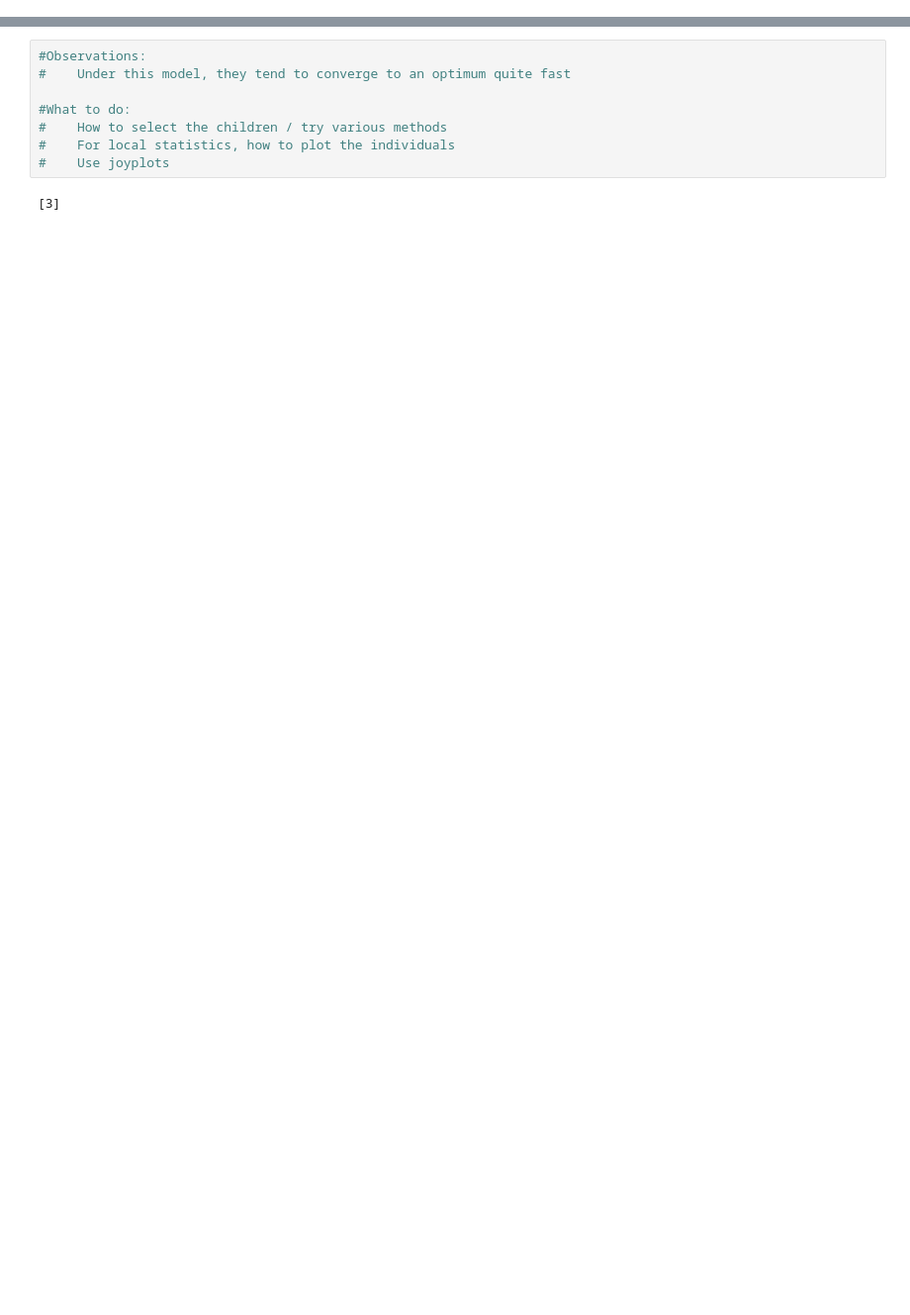
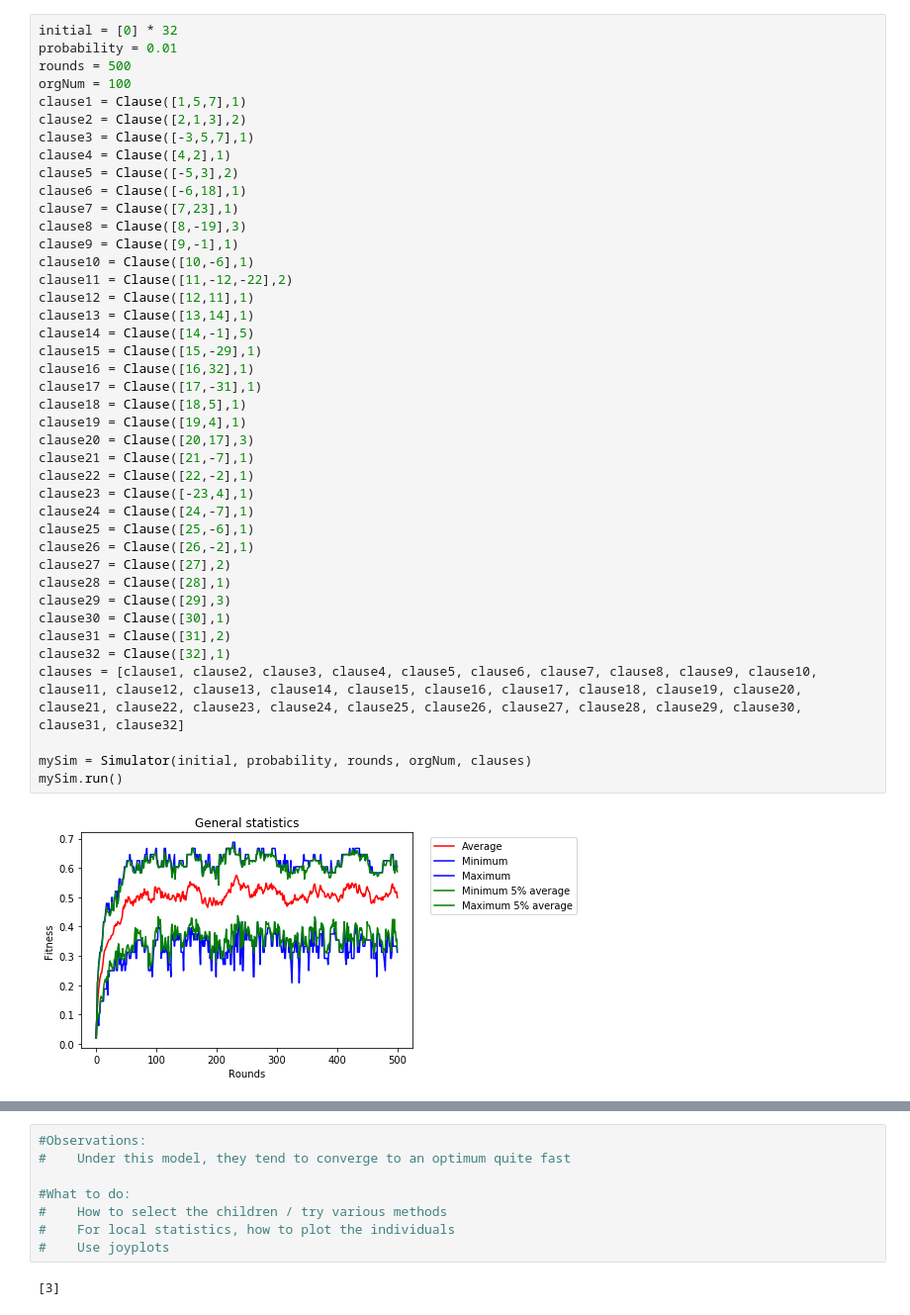
Before and after one commit to strimbu-alexandru/Evolution-Simulator, a Jupyter notebook: EvoSim.ipynb, the cells around one changed output, grey strips where cells are left out. Shown at 99% size. Drawn from its saved outputs; the diff is of its cells as text; blank space fills up the shorter version.

```diff
--- a/EvoSim.ipynb
+++ b/EvoSim.ipynb
@@ -342,0 +69,43 @@ mySim.run()
+# %%
+initial = [0] * 32
+probability = 0.01
+rounds = 500
+orgNum = 100
+clause1 = Clause([1,5,7],1)
+clause2 = Clause([2,1,3],2)
+clause3 = Clause([-3,5,7],1)
+clause4 = Clause([4,2],1)
+clause5 = Clause([-5,3],2)
+clause6 = Clause([-6,18],1)
+clause7 = Clause([7,23],1)
+clause8 = Clause([8,-19],3)
+clause9 = Clause([9,-1],1)
+clause10 = Clause([10,-6],1)
+clause11 = Clause([11,-12,-22],2)
+clause12 = Clause([12,11],1)
+clause13 = Clause([13,14],1)
+clause14 = Clause([14,-1],5)
+clause15 = Clause([15,-29],1)
+clause16 = Clause([16,32],1)
+clause17 = Clause([17,-31],1)
+clause18 = Clause([18,5],1)
+clause19 = Clause([19,4],1)
+clause20 = Clause([20,17],3)
+clause21 = Clause([21,-7],1)
+clause22 = Clause([22,-2],1)
+clause23 = Clause([-23,4],1)
+clause24 = Clause([24,-7],1)
+clause25 = Clause([25,-6],1)
+clause26 = Clause([26,-2],1)
+clause27 = Clause([27],2)
+clause28 = Clause([28],1)
+clause29 = Clause([29],3)
+clause30 = Clause([30],1)
+clause31 = Clause([31],2)
+clause32 = Clause([32],1)
+clauses = [clause1, clause2, clause3, clause4, clause5, clause6, clause7, clause8, clause9, clause10, clause11, clause12, clause13, clause14, clause15, clause16, clause17, clause18, clause19, clause20, clause21, clause22, clause23, clause24, clause25, clause26, clause27, clause28, clause29, clause30, clause31, clause32]
+
+mySim = Simulator(initial, probability, rounds, orgNum, clauses)
+mySim.run()
+# %% [output]
+[figure, added]
```
Also changed, not shown: parts of 13 cells of this notebook, 2 other files.
